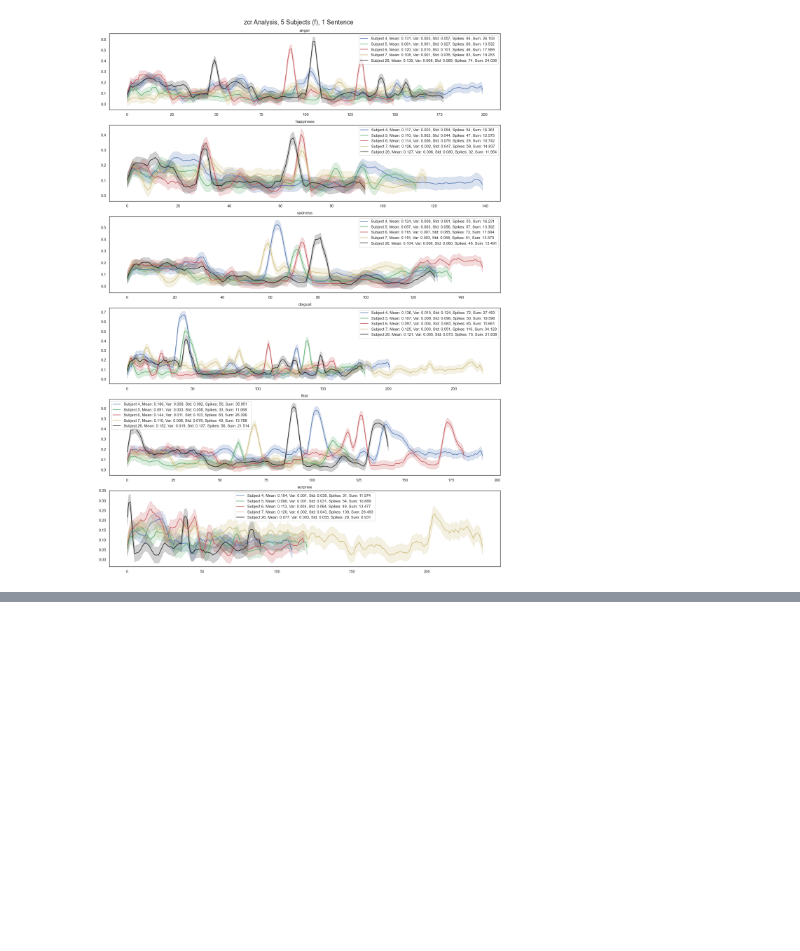
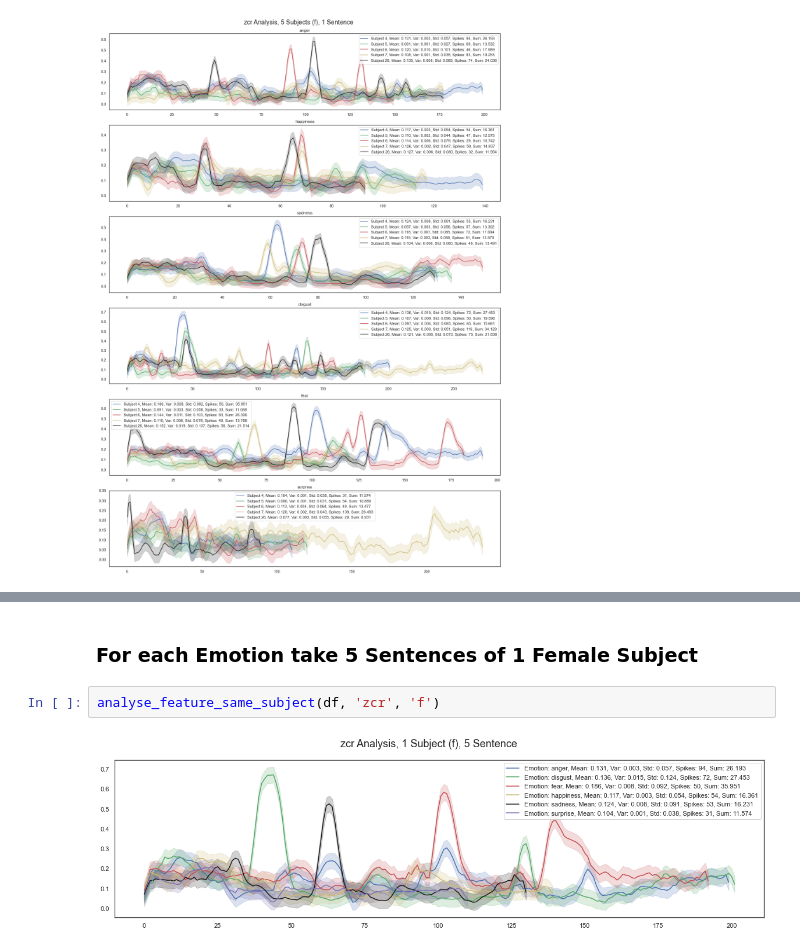
Before and after one commit to MarioCSilva/Speech_Emotion_Recognition_Thesis, a Jupyter notebook: data/1_feature_extraction.ipynb, the cells around one changed output, grey strips where cells are left out. Saved outputs shown, nothing was run; the diff lists cells and outputs as text; blank space fills up the shorter version.

```diff
--- a/data/1_feature_extraction.ipynb
+++ b/data/1_feature_extraction.ipynb
@@ -402,0 +436,6 @@ analyse_feature(df, 'zcr', 'f')
+# %% [markdown]
+### For each Emotion take 5 Sentences of 1 Female Subject
+# %%
+analyse_feature_same_subject(df, 'zcr', 'f')
+# %% [output]
+[figure, added]
```
Also changed, not shown: parts of 3 cells of this notebook, 2 other files.
